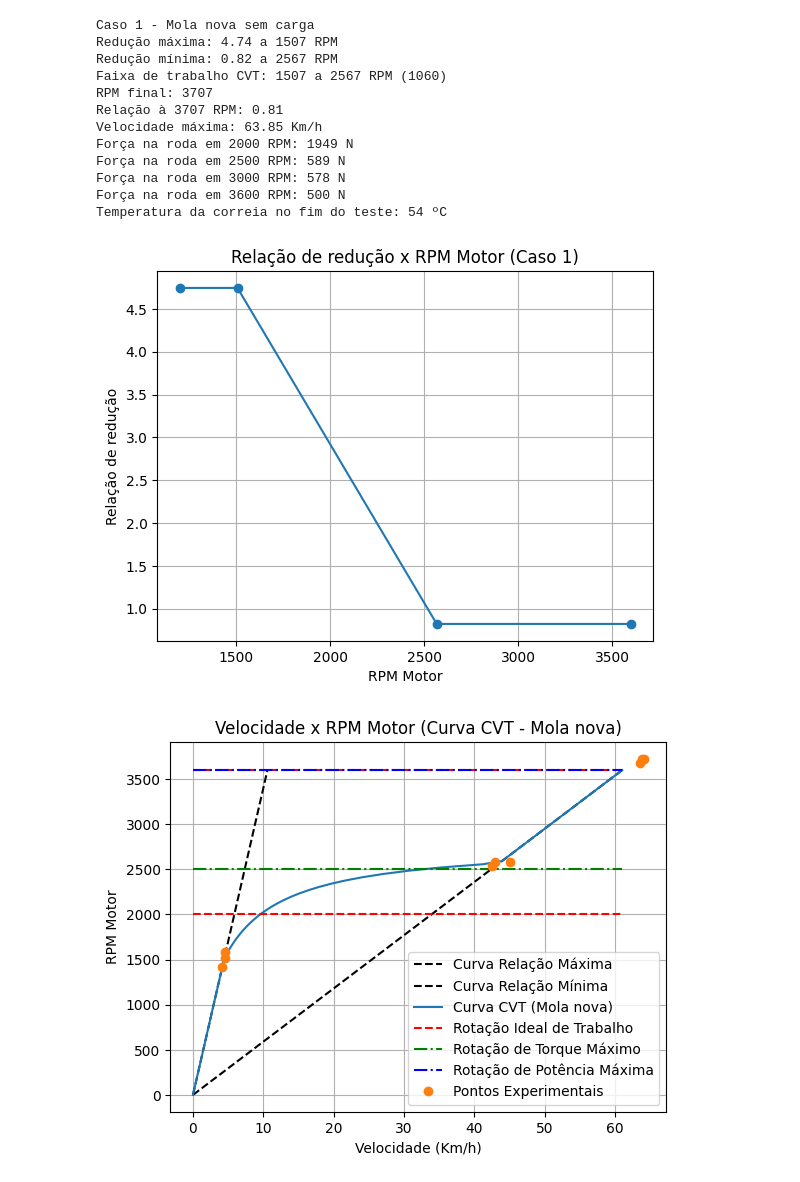
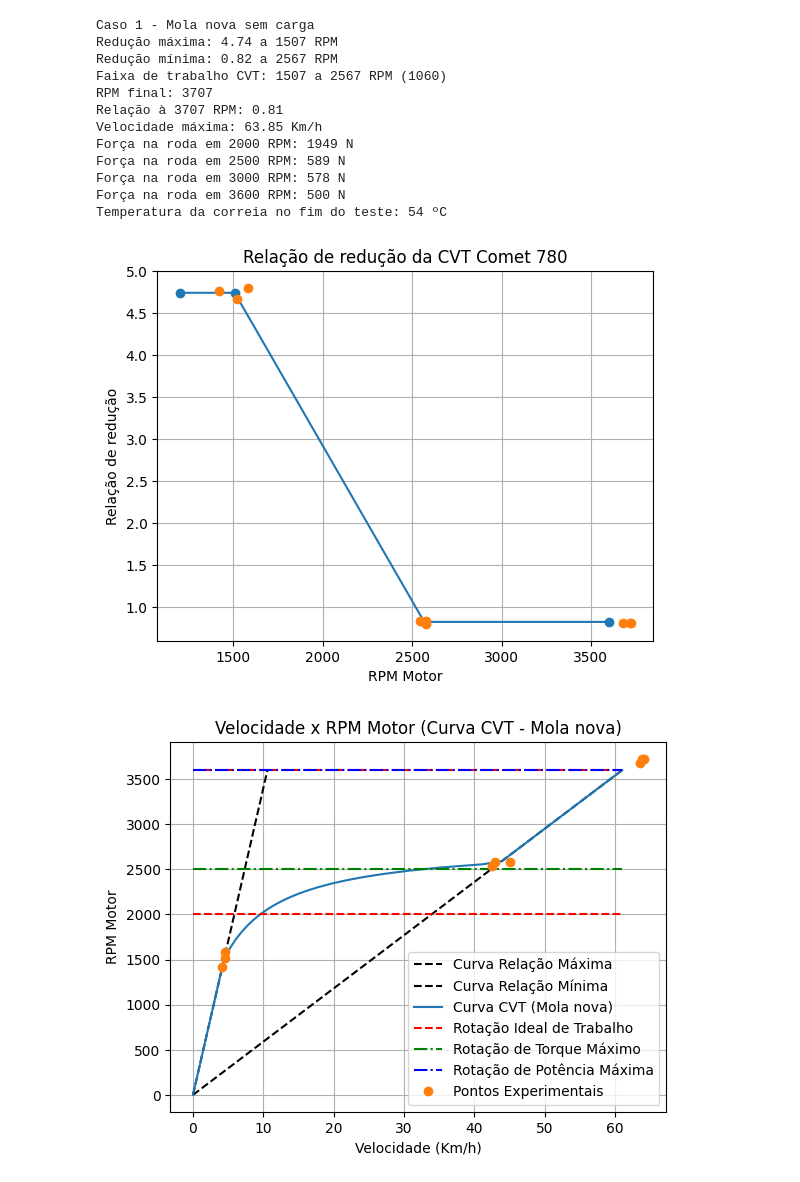
Before and after one commit to ViniciusCMB/Baja_modeling, a Jupyter notebook: Caso1.ipynb, the cells around one changed output. Cells and saved outputs as stored; diff of their text form; code cells hidden in the pictures.

```diff
--- a/Caso1.ipynb
+++ b/Caso1.ipynb
@@ -82,15 +82,16 @@ Temperatura da correia no fim do teste: 54 ºC
 # %%
 RPM_Motora_F1 = [1200, RPM_Rmax1, RPM_Rmin1, 3600]
 Relacao_F1 = [Rmax1, Rmax1, Rmin1, Rmin1]
 
 plt.plot(RPM_Motora_F1, Relacao_F1, 'o-', label='Caso 1')
+plt.plot(RPM_Motora1, relacao1, 'o', label='Pontos experimentais')
 plt.grid()
 plt.xlabel('RPM Motor')
 plt.ylabel('Relação de redução')
-plt.title('Relação de redução x RPM Motor (Caso 1)')
+plt.title('Relação de redução da CVT Comet 780')
 plt.show()
 # %% [output]
-[figure, old version]
+[figure, new version]
 # %%
 RPM = np.linspace(0, 3600, 101)
 
```
Also changed, not shown: 2 other files.
